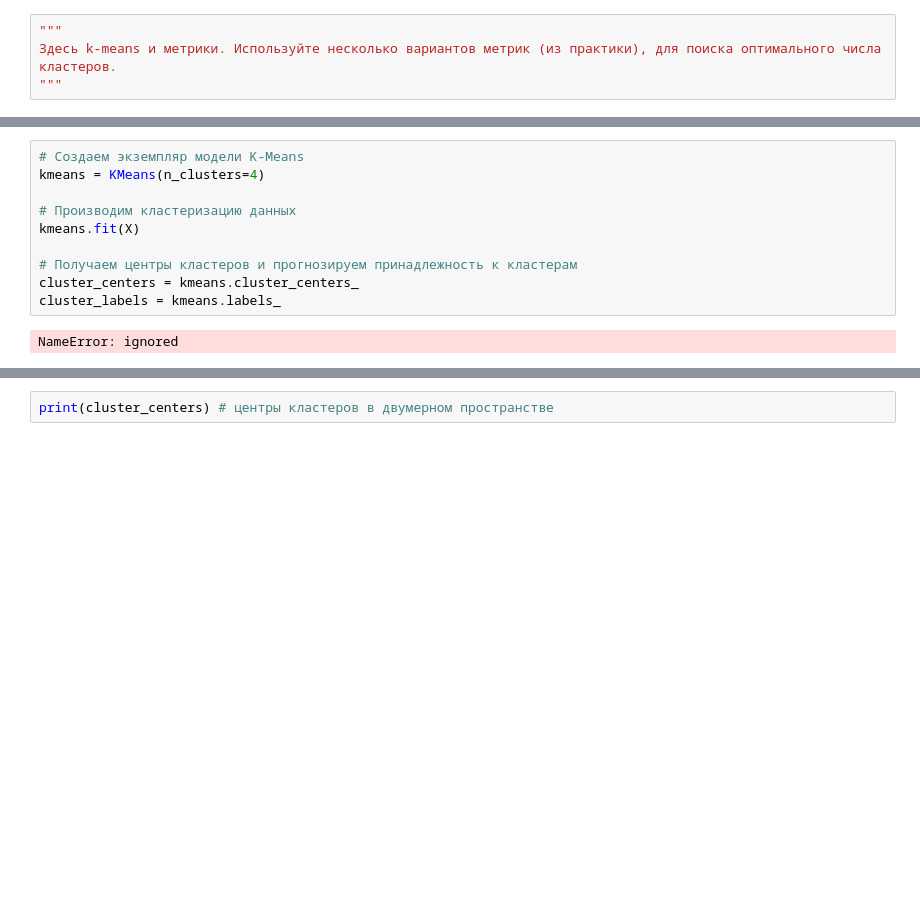
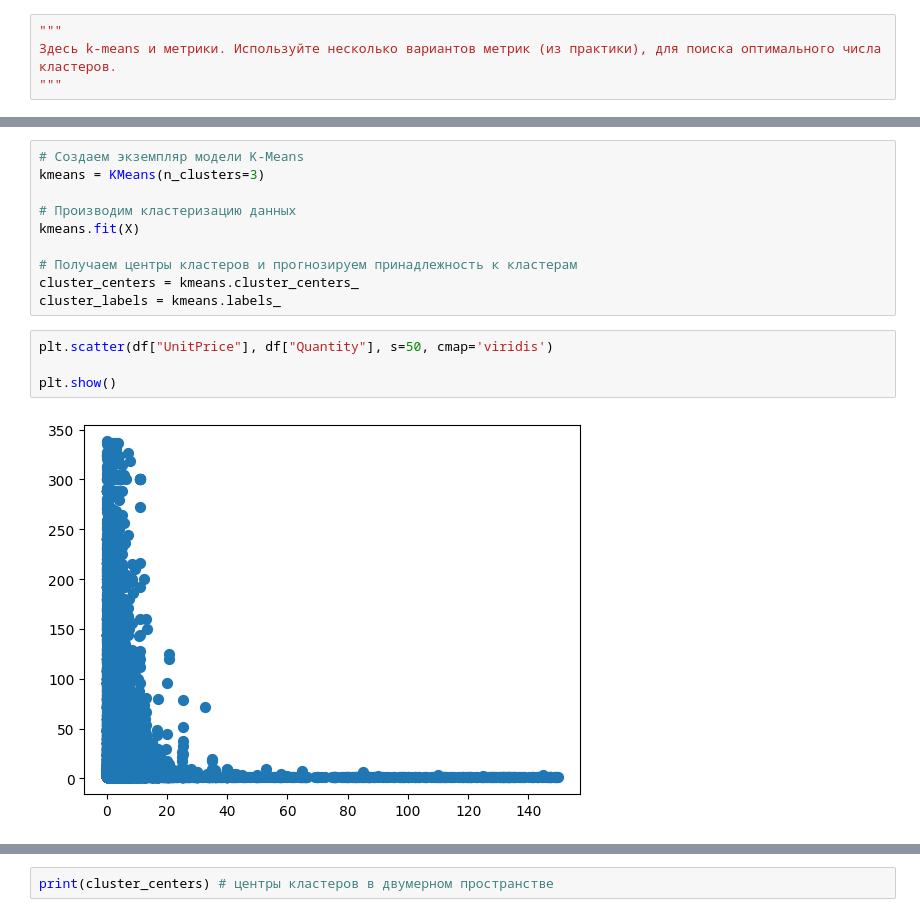
Before and after one commit to VOL-EM2024/mo, a Jupyter notebook: Задание_4.ipynb, the cells around one changed output, grey strips where cells are left out. Drawn from its saved outputs; the diff is of its cells as text; blank space fills up the shorter version.

```diff
--- a/Задание_4.ipynb
+++ b/Задание_4.ipynb
@@ -157,6 +192,6 @@ array([[<Axes: title={'center': 'InvoiceNo'}>,
 # %%
 # Создаем экземпляр модели K-Means
-kmeans = KMeans(n_clusters=4)
+kmeans = KMeans(n_clusters=3)
 
 # Производим кластеризацию данных
 kmeans.fit(X)
@@ -164,6 +199,10 @@ kmeans.fit(X)
 # Получаем центры кластеров и прогнозируем принадлежность к кластерам
 cluster_centers = kmeans.cluster_centers_
 cluster_labels = kmeans.labels_
-# %% [output]
-NameError: ignored
+# %%
+plt.scatter(df["UnitPrice"], df["Quantity"], s=50, cmap='viridis')
+
+plt.show()
+# %% [output]
+[figure, added]
 # %%
```
Also changed, not shown: parts of 24 cells of this notebook.
